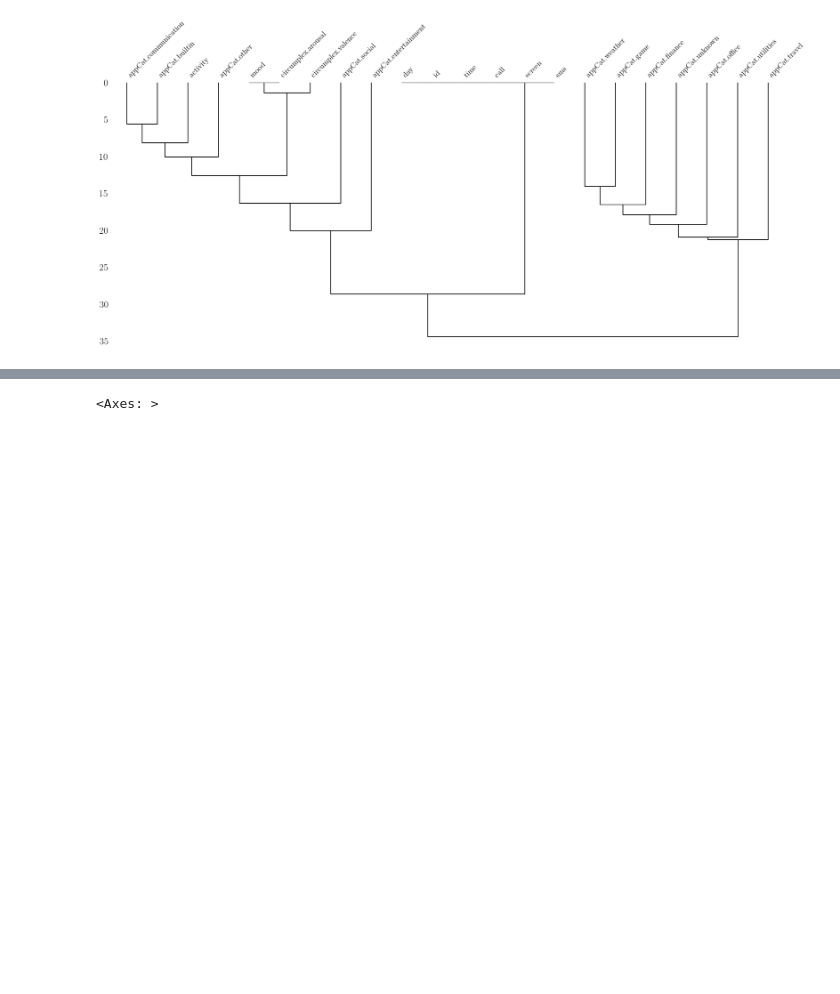
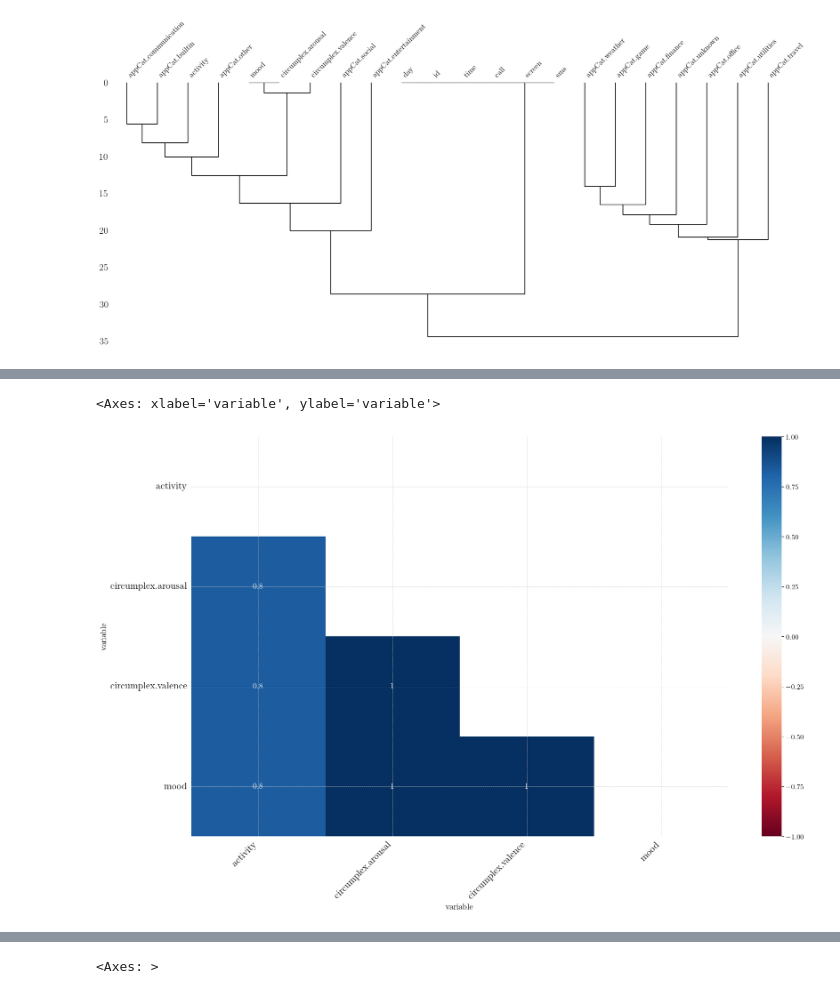
Before and after one commit to AmirSahrani/DMT_Assignments, a Jupyter notebook: notebooks/analysis.ipynb, the cells around one changed output, grey strips where cells are left out. Cells and saved outputs as stored; diff of their text form; code cells hidden in the pictures; blank space fills up the shorter version.

```diff
--- a/notebooks/analysis.ipynb
+++ b/notebooks/analysis.ipynb
@@ -187,0 +187,5 @@ For example, when doing 'df[col].method(value, inplace=True)', try using 'df.met
+# %%
+mo.heatmap(day_data)
+# %% [output]
+<Axes: xlabel='variable', ylabel='variable'>
+[figure, added]
```
Also changed, not shown: parts of 10 cells of this notebook.
